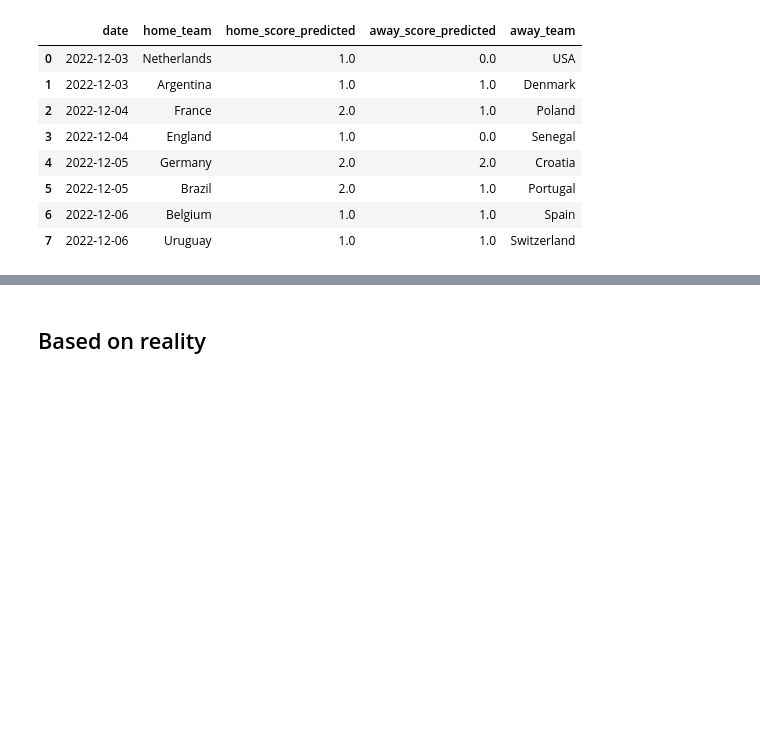
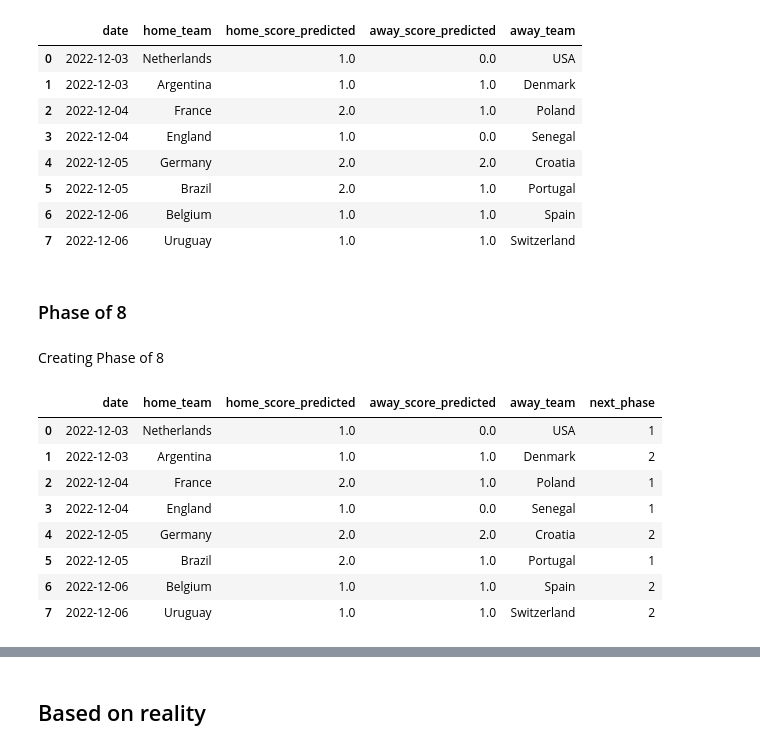
Before and after one commit to rafabandoni/world-cup-22-predict, a Jupyter notebook: predict_worldcup22.ipynb, the cells around one changed output, grey strips where cells are left out. Cells and saved outputs as stored; diff of their text form; code cells hidden in the pictures; blank space fills up the shorter version.

Commit message:
created playoffs based on predicts

```diff
--- a/predict_worldcup22.ipynb
+++ b/predict_worldcup22.ipynb
@@ -665,3 +657,29 @@ matches_predicted_phase16_predicted
 | 7 | 2022-12-06 | Uruguay | 1.0 | 1.0 | Switzerland |
 # %%
 matches_predicted_phase16_predicted.to_csv('predicts_stands/phase_of_16_predictions.csv', index=False)
+# %% [markdown]
+### Phase of 8
+# %% [markdown]
+Creating Phase of 8
+# %%
+matches_predicted_phase16_predicted['next_phase'] = 0
+
+for i in range(0, matches_predicted_phase16_predicted['date'].count()):
+    if matches_predicted_phase16_predicted['home_score_predicted'][i] > matches_predicted_phase16_predicted['away_score_predicted'][i]:
+        matches_predicted_phase16_predicted['next_phase'][i] = 1
+    elif matches_predicted_phase16_predicted['home_score_predicted'][i] < matches_predicted_phase16_predicted['away_score_predicted'][i]:
+        matches_predicted_phase16_predicted['next_phase'][i] = 2
+    else:
+        matches_predicted_phase16_predicted['next_phase'][i] = random.randint(1, 2)
+
+matches_predicted_phase16_predicted
+# %% [output]
+|  | date | home_team | home_score_predicted | away_score_predicted | away_team | next_phase |
+| 0 | 2022-12-03 | Netherlands | 1.0 | 0.0 | USA | 1 |
+| 1 | 2022-12-03 | Argentina | 1.0 | 1.0 | Denmark | 2 |
+| 2 | 2022-12-04 | France | 2.0 | 1.0 | Poland | 1 |
+| 3 | 2022-12-04 | England | 1.0 | 0.0 | Senegal | 1 |
+| 4 | 2022-12-05 | Germany | 2.0 | 2.0 | Croatia | 2 |
+| 5 | 2022-12-05 | Brazil | 2.0 | 1.0 | Portugal | 1 |
+| 6 | 2022-12-06 | Belgium | 1.0 | 1.0 | Spain | 2 |
+| 7 | 2022-12-06 | Uruguay | 1.0 | 1.0 | Switzerland | 2 |
```
Also changed, not shown: parts of 38 cells of this notebook, 4 other files.
